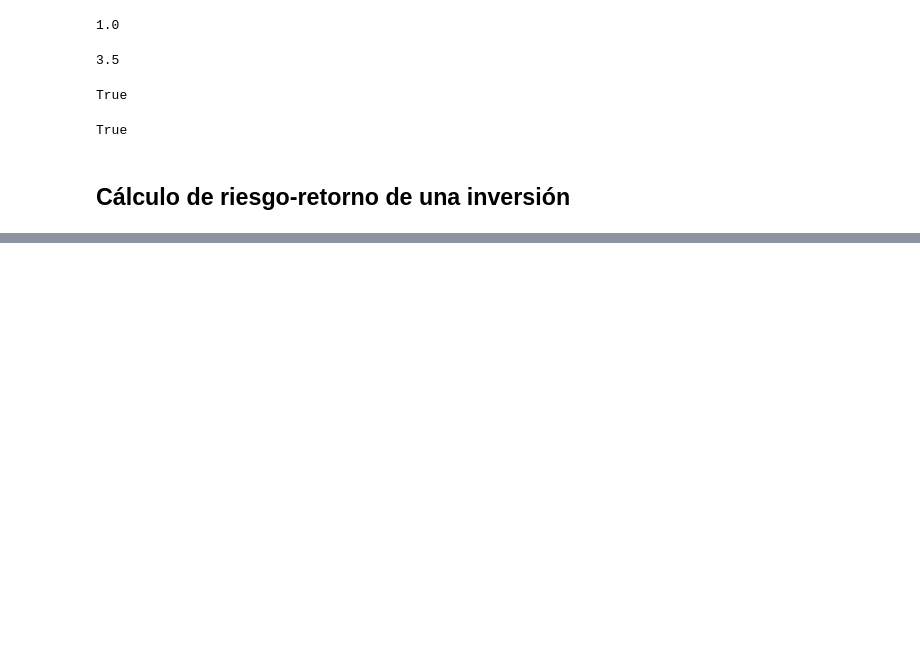
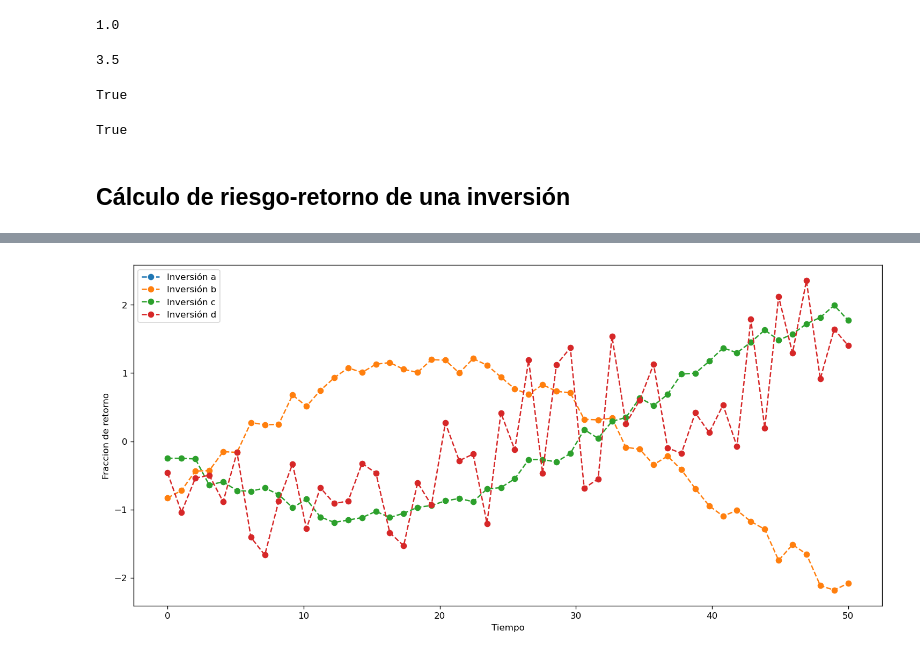
Before and after one commit to chris-mlvz/cursoAlgebraLinealVectores, a Jupyter notebook: desviacion_estandar_y_angulos.ipynb, the cells around one changed output, grey strips where cells are left out. Cells and saved outputs as stored; diff of their text form; code cells hidden in the pictures; blank space fills up the shorter version.

```diff
--- a/desviacion_estandar_y_angulos.ipynb
+++ b/desviacion_estandar_y_angulos.ipynb
@@ -62,0 +107,19 @@ True
+# %%
+from scipy import stats
+
+az = stats.zscore(a)
+bz = stats.zscore(b)
+cz = stats.zscore(c)
+dz = stats.zscore(d)
+# %%
+fig, ax = plt.subplots(1,1,figsize=(15,7),dpi=120)
+ax.plot(np.linspace(0,50,50),az, marker='o', linestyle='dashed',label='Inversión a')
+ax.plot(np.linspace(0,50,50),bz, marker='o', linestyle='dashed',label='Inversión b')
+ax.plot(np.linspace(0,50,50),cz, marker='o', linestyle='dashed',label='Inversión c')
+ax.plot(np.linspace(0,50,50),dz, marker='o', linestyle='dashed',label='Inversión d')
+ax.set_xlabel('Tiempo')
+ax.set_ylabel('Fraccion de retorno')
+ax.legend()
+plt.show()
+# %% [output]
+[figure, added]
```
Also changed, not shown: parts of 10 cells of this notebook.
